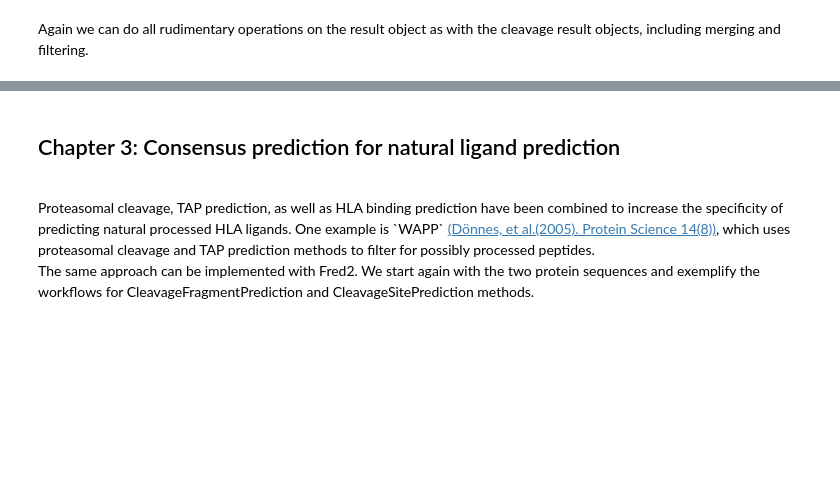
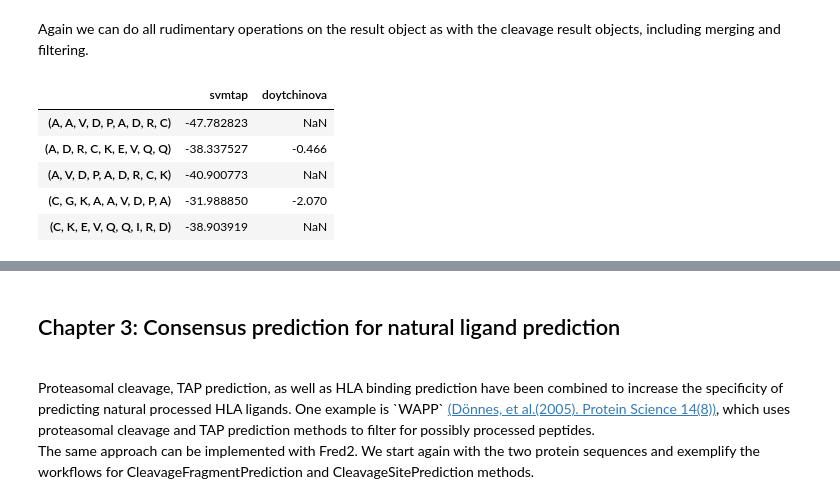
Before and after one commit to FRED-2/Fred2, a Jupyter notebook: Fred2/tutorials/CleavageAndTAPPrediction.ipynb, the cells around one changed output, grey strips where cells are left out. Cells and saved outputs as stored; diff of their text form; code cells hidden in the pictures; blank space fills up the shorter version.

```diff
--- a/Fred2/tutorials/CleavageAndTAPPrediction.ipynb
+++ b/Fred2/tutorials/CleavageAndTAPPrediction.ipynb
@@ -91,6 +153,6 @@ for name,version in TAPPredictorFactory.available_methods().iteritems():
 # %% [markdown]
 For TAP prediction, we first have to generate peptides. Lets take the proteins we already imported and generate 9mers, as these two methods only support 9mer peptides.
 # %%
-pep = generate_peptides_from_protein(proteins,9)
+pep = list(generate_peptides_from_proteins(proteins,9))
 tap_result = TAPPredictorFactory("SVMTAP").predict(pep)
 tap_result.head()
@@ -97,8 +166,15 @@ tap_result.head()
 # %% [markdown]
 Again we can do all rudimentary operations on the result object as with the cleavage result objects, including merging and filtering.
 # %%
-tap_result2 = TAPPredictorFactory("TAPDoytchinova").predict(pep[:15])
+tap_result2 = TAPPredictorFactory("Doytchinova").predict(pep[:15])
 tap_result.merge_results(tap_result2).head()
+# %% [output]
+|  | svmtap | doytchinova |
+| (A, A, V, D, P, A, D, R, C) | -47.782823 | NaN |
+| (A, D, R, C, K, E, V, Q, Q) | -38.337527 | -0.466 |
+| (A, V, D, P, A, D, R, C, K) | -40.900773 | NaN |
+| (C, G, K, A, A, V, D, P, A) | -31.988850 | -2.070 |
+| (C, K, E, V, Q, Q, I, R, D) | -38.903919 | NaN |
 # %%
 from operator import ge
 
```
Also changed, not shown: parts of 15 cells of this notebook, 4 other files.
